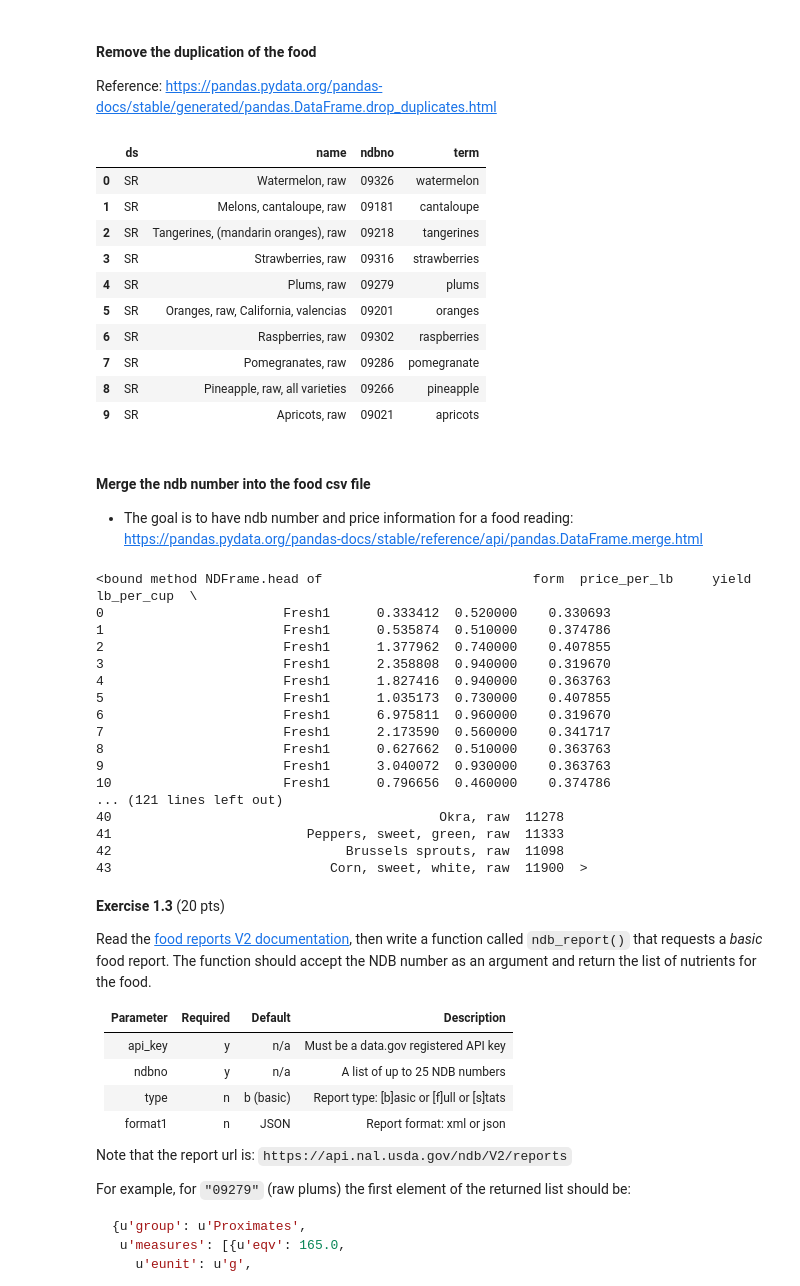
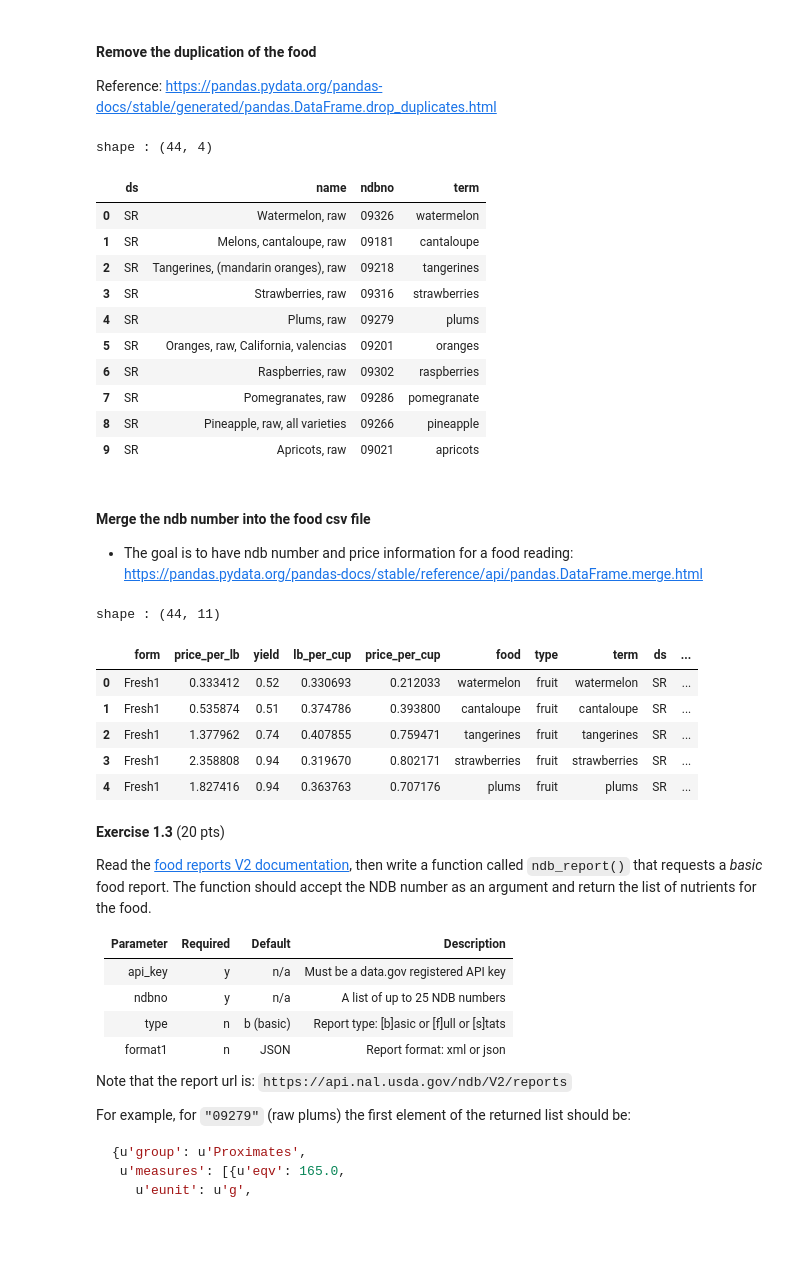
Before and after one commit to Wei-Kuang/STA141B, a Jupyter notebook: HW4/hw4_2019.ipynb, the cells around one changed output. Drawn from its saved outputs; the diff is of its cells as text; code cells hidden in the pictures; blank space fills up the shorter version.

```diff
--- a/HW4/hw4_2019.ipynb
+++ b/HW4/hw4_2019.ipynb
@@ -231,33 +232,3 @@ fresh_df
 | 46 | Fresh1 | 1.410363 | 0.820000 | 0.264555 | 0.455022 | green_peppers | vegetables | green peppers |
 | 47 | Fresh1 | 2.763553 | 1.060000 | 0.341717 | 0.890898 | brussels_sprouts | vegetables | brussels sprouts |
 | 48 | Fresh1 | 2.690623 | 0.540000 | 0.363763 | 1.812497 | corn_sweet | vegetables | corn sweet |
-# %%
-# Creat an empty dataframe to store results from iteration
-DF_ndbno = pd.DataFrame(pd.np.empty((0, 6)))
-DF_ndbno.columns = ['term','ds','group','name', 'ndbno','offset']
-
-term_i= 'watermelon'
-print(term_i)
-df = ndb_search(term_i)
-
-if df is None:
-    pass
-else:
-    # convert into dataframe
-    df = pd.DataFrame(df)
-
-    # Select the row where "SR" is in the ds columns
-    is_SR = df['ds'].str.contains("SR").fillna(False)
-    df = df.loc[is_SR,:]
-
-    # Select raw in name column
-    is_RAW = df['name'].str.contains(", raw").fillna(False)
-    df = df.loc[is_RAW,:]
-
-    #insert the food name in "food column"
-    df.insert(0,'term',term_i)
-
-    # Append the data
-    DF_ndbno = DF_ndbno.append(df)
-
-df
@@ -318,8 +287,10 @@ DF_ndbno_cleaned = DF_ndbno_cleaned.drop_duplicates(subset='term', keep='first')
 # Remove the unwanted columns
 DF_ndbno_cleaned = DF_ndbno_cleaned.drop(['group','manu','offset'], axis=1)               # axis=1 (coulumn-wise)
 DF_ndbno_cleaned = DF_ndbno_cleaned.reset_index(drop = True)                       # Drop the original row index
+print("shape :", DF_ndbno_cleaned.shape)
 DF_ndbno_cleaned.head(10)
 # %% [output]
+shape : (44, 4)
 |  | ds | name | ndbno | term |
 | 0 | SR | Watermelon, raw | 09326 | watermelon |
 | 1 | SR | Melons, cantaloupe, raw | 09181 | cantaloupe |
@@ -337,25 +308,16 @@ DF_ndbno_cleaned.head(10)
 reading: https://pandas.pydata.org/pandas-docs/stable/reference/api/pandas.DataFrame.merge.html
 # %%
 DF_Merge = fresh_df.merge(DF_ndbno_cleaned, left_on='term', right_on='term', how='inner')
-DF_Merge.head
+print("shape :", DF_Merge.shape)
+DF_Merge.head()
 # %% [output]
-<bound method NDFrame.head of                           form  price_per_lb     yield  lb_per_cup  \
-0                       Fresh1      0.333412  0.520000    0.330693
-1                       Fresh1      0.535874  0.510000    0.374786
-2                       Fresh1      1.377962  0.740000    0.407855
-3                       Fresh1      2.358808  0.940000    0.319670
-4                       Fresh1      1.827416  0.940000    0.363763
-5                       Fresh1      1.035173  0.730000    0.407855
-6                       Fresh1      6.975811  0.960000    0.319670
-7                       Fresh1      2.173590  0.560000    0.341717
-8                       Fresh1      0.627662  0.510000    0.363763
-9                       Fresh1      3.040072  0.930000    0.363763
-10                      Fresh1      0.796656  0.460000    0.374786
-... (121 lines left out)
-40                                          Okra, raw  11278
-41                         Peppers, sweet, green, raw  11333
-42                              Brussels sprouts, raw  11098
-43                            Corn, sweet, white, raw  11900  >
+shape : (44, 11)
+|  | form | price_per_lb | yield | lb_per_cup | price_per_cup | food | type | term | ds | ... |
+| 0 | Fresh1 | 0.333412 | 0.52 | 0.330693 | 0.212033 | watermelon | fruit | watermelon | SR | ... |
+| 1 | Fresh1 | 0.535874 | 0.51 | 0.374786 | 0.393800 | cantaloupe | fruit | cantaloupe | SR | ... |
+| 2 | Fresh1 | 1.377962 | 0.74 | 0.407855 | 0.759471 | tangerines | fruit | tangerines | SR | ... |
+| 3 | Fresh1 | 2.358808 | 0.94 | 0.319670 | 0.802171 | strawberries | fruit | strawberries | SR | ... |
+| 4 | Fresh1 | 1.827416 | 0.94 | 0.363763 | 0.707176 | plums | fruit | plums | SR | ... |
 # %% [markdown]
 __Exercise 1.3__ (20 pts)
 
```
Also changed, not shown: parts of 6 cells of this notebook.
